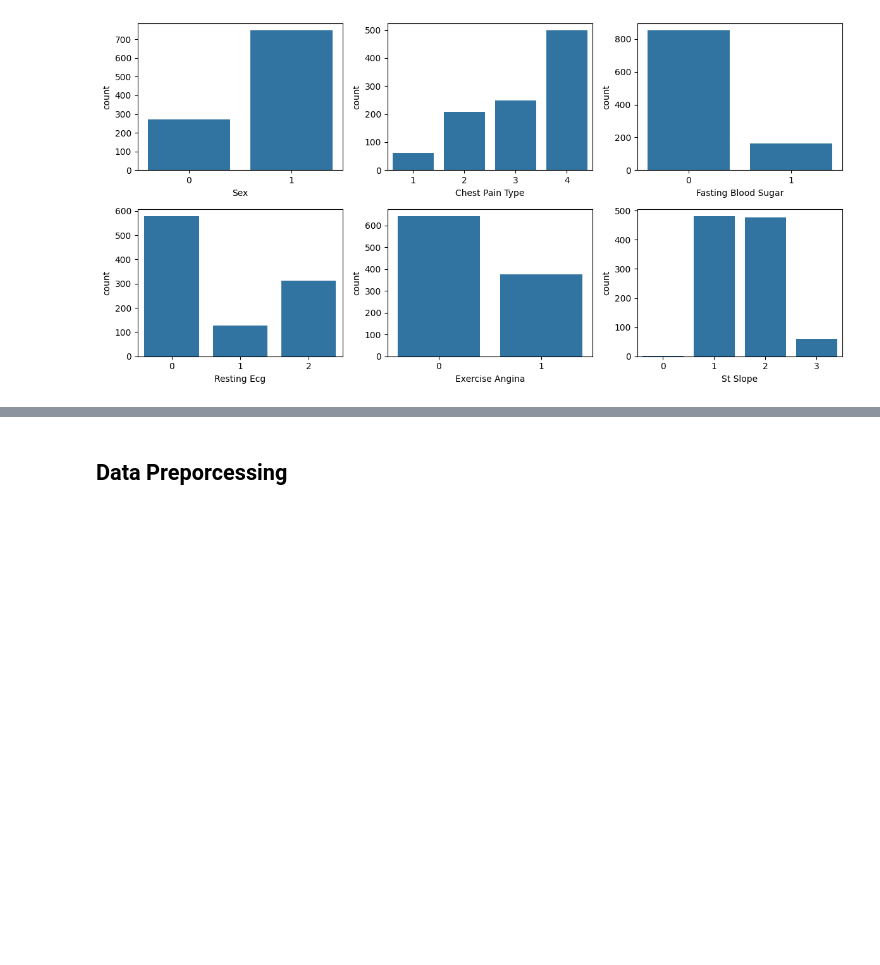
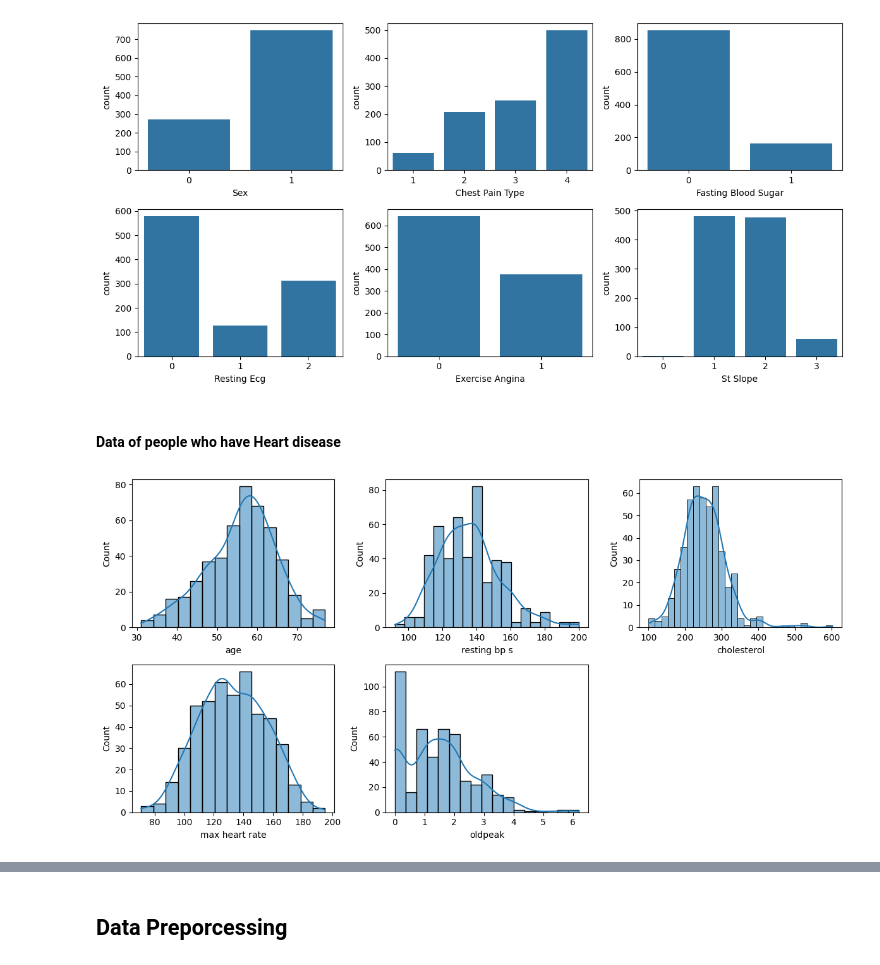
Before and after one commit to Thunderer9506/Heart-Disease-Prediction-Website, a Jupyter notebook: Detect Heart Disease.ipynb, the cells around one changed output, grey strips where cells are left out. Cells and saved outputs as stored; diff of their text form; code cells hidden in the pictures; blank space fills up the shorter version.

```diff
--- a/Detect Heart Disease.ipynb
+++ b/Detect Heart Disease.ipynb
@@ -158,3 +142,22 @@ plt.tight_layout()
 plt.show()
 # %% [output]
 [figure]
+# %% [markdown]
+#### Data of people who have Heart disease
+# %%
+# ...existing code...
+fig, axs = plt.subplots(2, 3, figsize=(12, 6))
+distributedColumns = ['age', 'resting bp s', 'cholesterol', 'max heart rate', 'oldpeak']
+
+for col, ax in zip(distributedColumns, axs.flatten()):
+    sns.histplot(cleanedData[cleanedData['target'] == 1], x=col, kde=True, ax=ax)
+    ax.set_xlabel(col)
+
+# hide the unused subplot (last one)
+axs.flatten()[-1].set_visible(False)
+
+plt.tight_layout()
+plt.show()
+# ...existing code...
+# %% [output]
+[figure, added]
```
Also changed, not shown: parts of 6 cells of this notebook, 1 other file.
